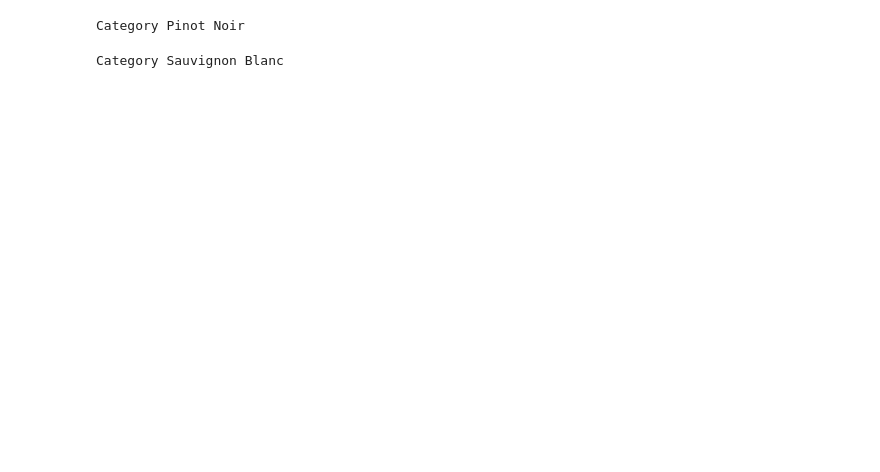
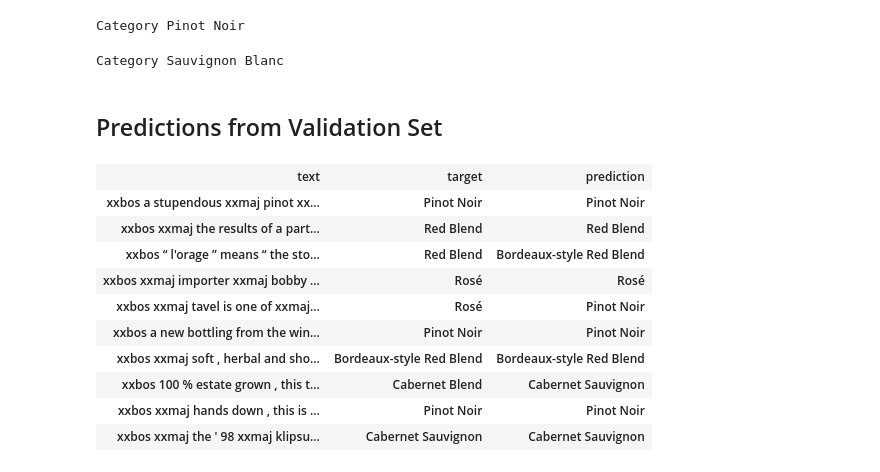
Before and after one commit to danieldiamond/nlp-projects, a Jupyter notebook: wine-reviews/wine-review-by-variety.ipynb, the cells around one changed output. Drawn from its saved outputs; the diff is of its cells as text; code cells hidden in the pictures; blank space fills up the shorter version.

Commit message:
add batch predictions

```diff
--- a/wine-reviews/wine-review-by-variety.ipynb
+++ b/wine-reviews/wine-review-by-variety.ipynb
@@ -455,3 +455,19 @@ Category Pinot Noir
 sub_learn.predict("a wine full of flavor and color, mostly white")[0]
 # %% [output]
 Category Sauvignon Blanc
+# %% [markdown]
+## Predictions from Validation Set
+# %%
+sub_learn.show_results(rows=10)
+# %% [output]
+| text | target | prediction |
+| xxbos a stupendous xxmaj pinot xx... | Pinot Noir | Pinot Noir |
+| xxbos xxmaj the results of a part... | Red Blend | Red Blend |
+| xxbos “ l'orage ” means “ the sto... | Red Blend | Bordeaux-style Red Blend |
+| xxbos xxmaj importer xxmaj bobby ... | Rosé | Rosé |
+| xxbos xxmaj tavel is one of xxmaj... | Rosé | Pinot Noir |
+| xxbos a new bottling from the win... | Pinot Noir | Pinot Noir |
+| xxbos xxmaj soft , herbal and sho... | Bordeaux-style Red Blend | Bordeaux-style Red Blend |
+| xxbos 100 % estate grown , this t... | Cabernet Blend | Cabernet Sauvignon |
+| xxbos xxmaj hands down , this is ... | Pinot Noir | Pinot Noir |
+| xxbos xxmaj the ' 98 xxmaj klipsu... | Cabernet Sauvignon | Cabernet Sauvignon |
```
Also changed, not shown: parts of 4 cells of this notebook.
